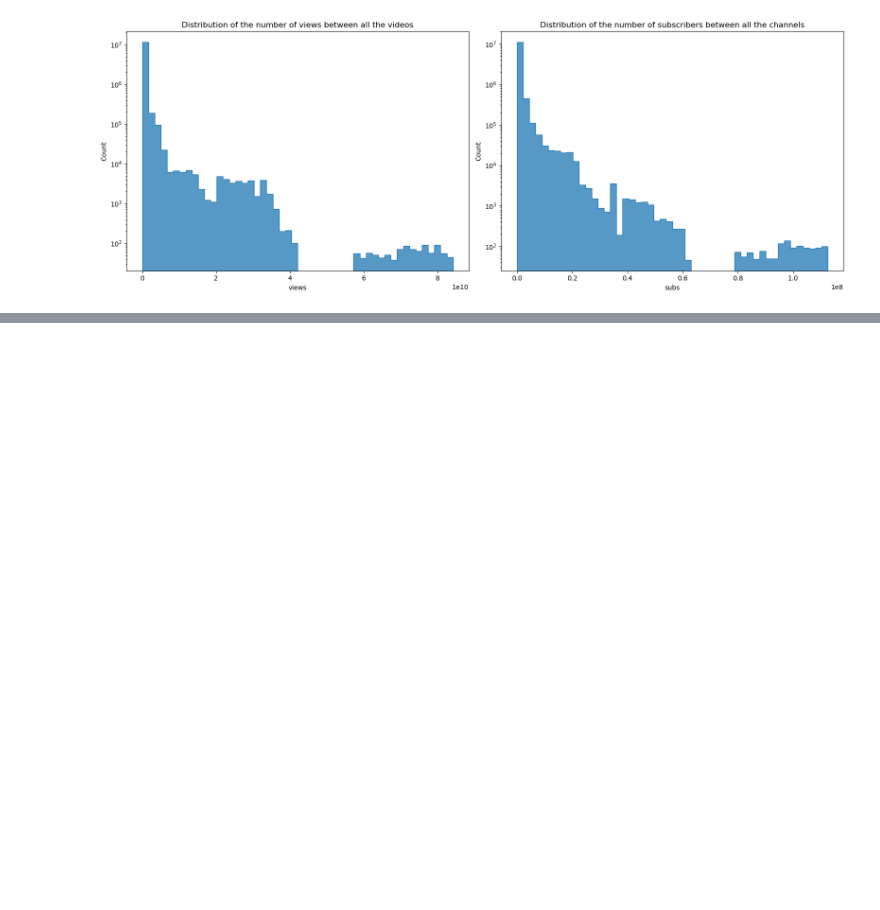
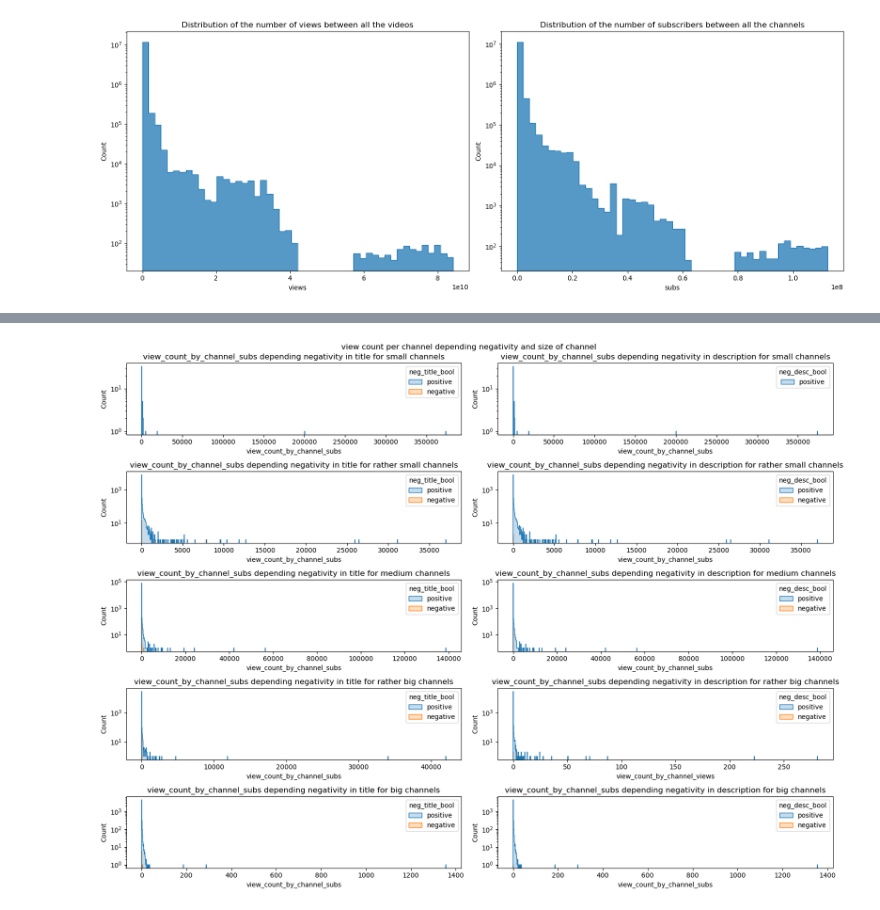
Before and after one commit to epfl-ada/ada-2022-project-adagang, a Jupyter notebook: exploration.ipynb, the cells around one changed output, grey strips where cells are left out. Saved outputs shown, nothing was run; the diff lists cells and outputs as text; code cells hidden in the pictures; blank space fills up the shorter version.

```diff
--- a/exploration.ipynb
+++ b/exploration.ipynb
@@ -285,0 +447,51 @@ plt.show()
+# %%
+new_df_grouped['neg_title_bool'] = new_df_grouped['sia_negative_title'].apply(lambda x: 'negative' if x > 0.5 else 'positive')
+
+new_df_grouped['neg_desc_bool'] = new_df_grouped['sia_negative_description'].apply(lambda x: 'negative' if x > 0.5 else 'positive')
+# %%
+df_small = new_df_grouped.loc[new_df_grouped['SizeChannel'] == 'small']
+df_rather_small = new_df_grouped.loc[new_df_grouped['SizeChannel'] == 'rather small']
+df_medium = new_df_grouped.loc[new_df_grouped['SizeChannel'] == 'medium']
+df_rather_big = new_df_grouped.loc[new_df_grouped['SizeChannel'] == 'rather big']
+df_big = new_df_grouped.loc[new_df_grouped['SizeChannel'] == 'big']
+# %%
+fig, axes = plt.subplots(nrows=5, ncols=2, figsize=(16,12))
+
+
+
+sns.histplot(df_small, x='view_count_by_channel_subs', bins=1000, hue="neg_title_bool", element="step", ax=axes[0, 0]).set(yscale ='log')
+sns.histplot(df_small, x='view_count_by_channel_subs', bins=1000, hue="neg_desc_bool", element="step", ax=axes[0,1]).set(yscale ='log')
+
+sns.histplot(df_rather_small, x='view_count_by_channel_subs', bins=1000, hue="neg_title_bool", element="step", ax=axes[1, 0]).set(yscale ='log')
+sns.histplot(df_rather_small, x='view_count_by_channel_subs', bins=1000, hue="neg_desc_bool", element="step", ax=axes[1,1]).set(yscale ='log')
+
+sns.histplot(df_medium, x='view_count_by_channel_subs', bins=1000, hue="neg_title_bool", element="step", ax=axes[2, 0]).set(yscale ='log')
+sns.histplot(df_medium, x='view_count_by_channel_subs', bins=1000, hue="neg_desc_bool", element="step", ax=axes[2,1]).set(yscale ='log')
+
+sns.histplot(df_rather_big, x='view_count_by_channel_subs', bins=1000, hue="neg_title_bool", element="step", ax=axes[3, 0]).set(yscale ='log')
+sns.histplot(df_rather_big, x='view_count_by_channel_views', bins=1000, hue="neg_desc_bool", element="step", ax=axes[3,1]).set(yscale ='log')
+
+sns.histplot(df_big, x='view_count_by_channel_subs', bins=1000, hue="neg_title_bool", element="step", ax=axes[4, 0]).set(yscale ='log')
+sns.histplot(df_big, x='view_count_by_channel_subs', bins=1000, hue="neg_desc_bool", element="step", ax=axes[4,1]).set(yscale ='log')
+
+
+axes[0, 0].set_title('view_count_by_channel_subs depending negativity in title for small channels')
+axes[0, 1].set_title('view_count_by_channel_subs depending negativity in description for small channels')
+
+axes[1, 0].set_title('view_count_by_channel_subs depending negativity in title for rather small channels')
+axes[1, 1].set_title('view_count_by_channel_subs depending negativity in description for rather small channels')
+
+axes[2, 0].set_title('view_count_by_channel_subs depending negativity in title for medium channels')
+axes[2, 1].set_title('view_count_by_channel_subs depending negativity in description for medium channels')
+
+
+axes[3, 0].set_title('view_count_by_channel_subs depending negativity in title for rather big channels')
+axes[3, 1].set_title('view_count_by_channel_subs depending negativity in description for rather big channels')
+
+axes[4, 0].set_title('view_count_by_channel_subs depending negativity in title for big channels')
+axes[4, 1].set_title('view_count_by_channel_subs depending negativity in description for big channels')
+fig.suptitle('view count per channel depending negativity and size of channel')
+plt.tight_layout()
+plt.show()
+# %% [output]
+[figure, added]
```
Also changed, not shown: parts of 27 cells of this notebook.
